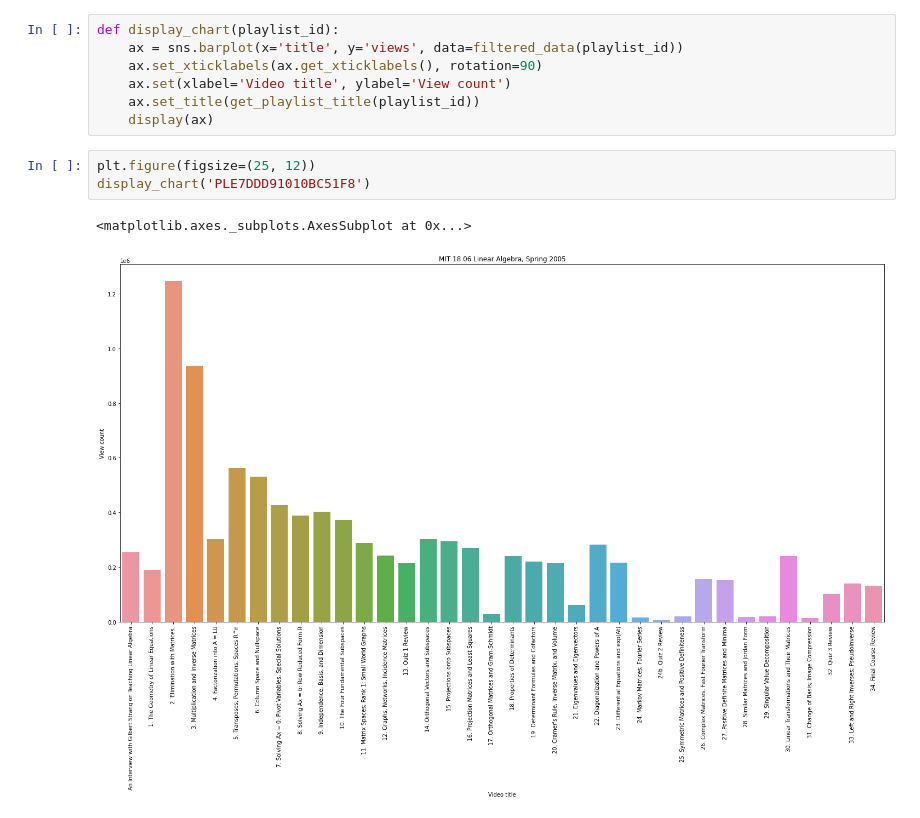
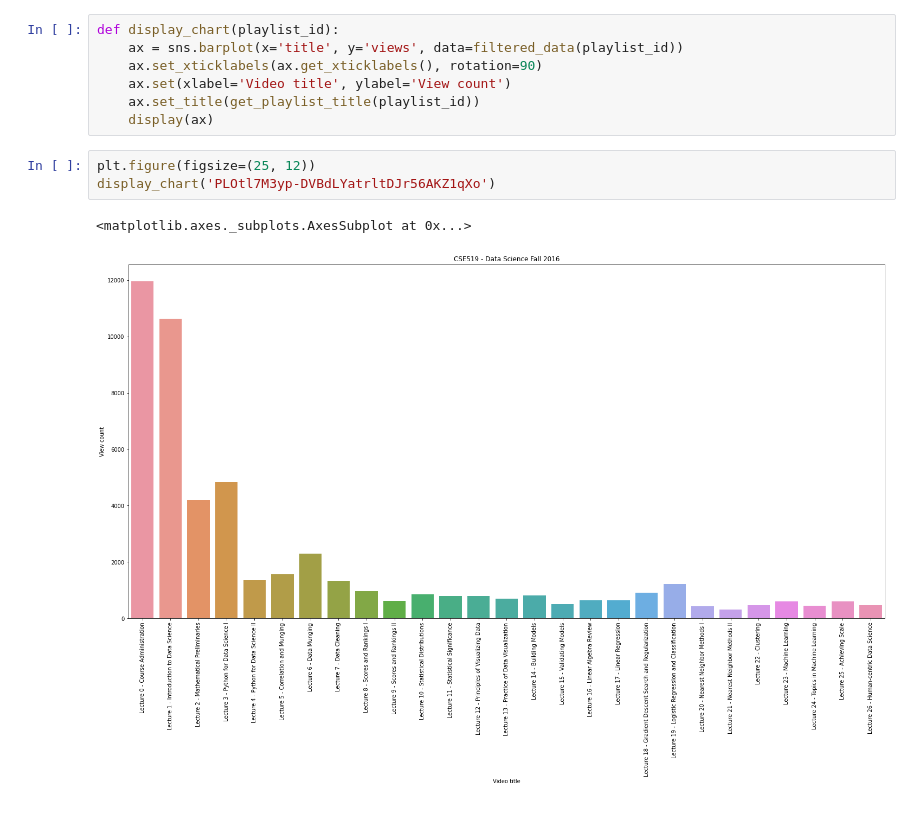
Before and after one commit to ajw998/yt-playlists-analysis, a Jupyter notebook: exploratory-analysis.ipynb, the cells around one changed output. Drawn from its saved outputs; the diff is of its cells as text.

```diff
--- a/exploratory-analysis.ipynb
+++ b/exploratory-analysis.ipynb
@@ -81,7 +81,7 @@ def display_chart(playlist_id):
     display(ax)
 # %%
 plt.figure(figsize=(25, 12))
-display_chart('PLE7DDD91010BC51F8')
+display_chart('PLOtl7M3yp-DVBdLYatrltDJr56AKZ1qXo')
 # %% [output]
 <matplotlib.axes._subplots.AxesSubplot at 0x...>
-[figure, old version]
+[figure, new version]
```
Also changed, not shown: 2 other files.
